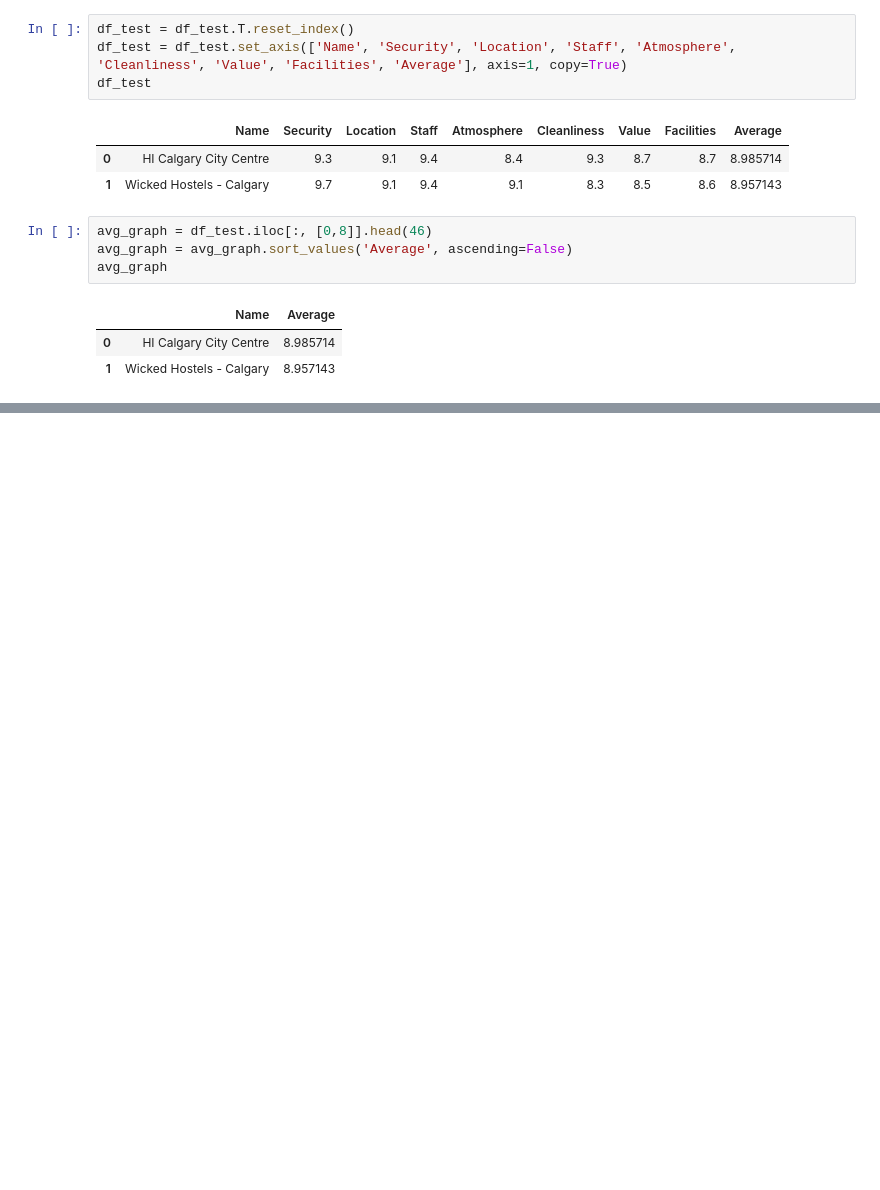
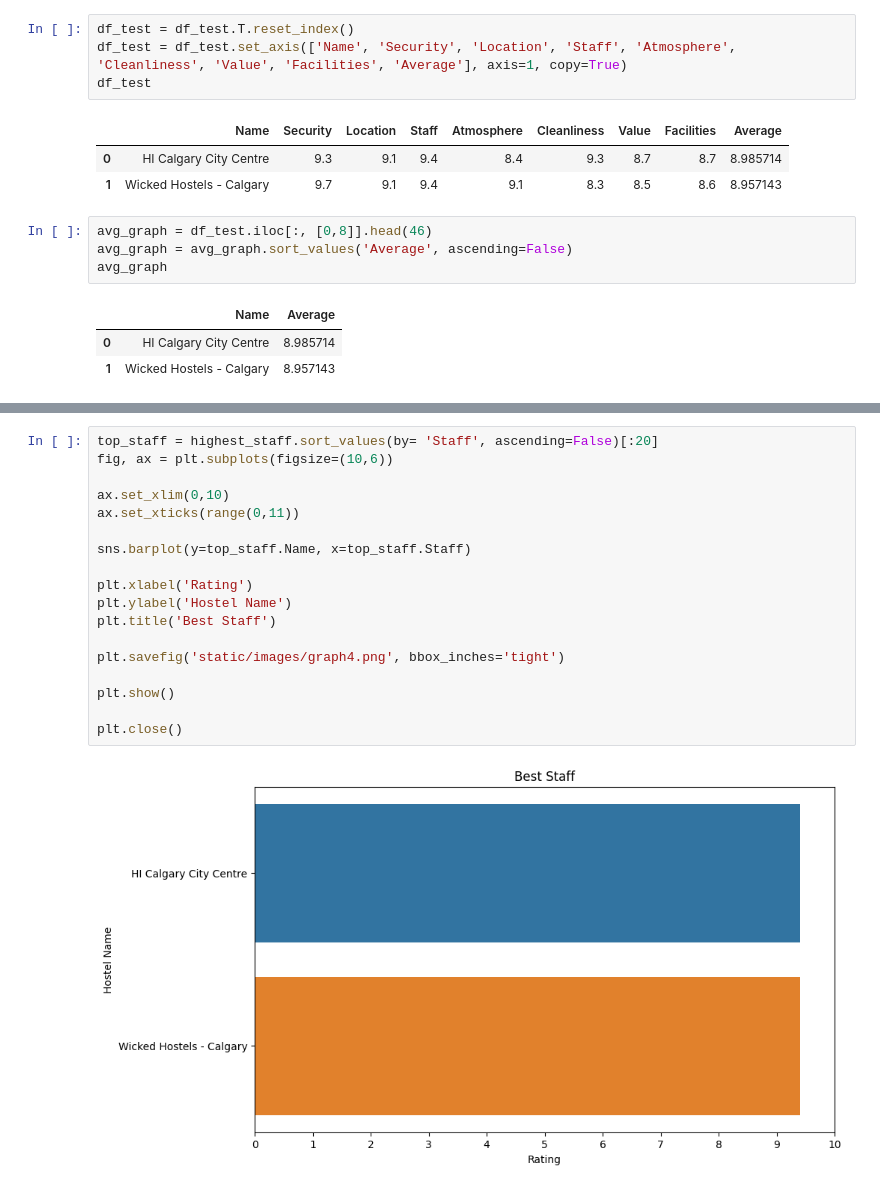
Before and after one commit to vknanavati/React-Flask-Hostel-App, a Jupyter notebook: backend/hostel_graphs.ipynb, the cells around one changed output, grey strips where cells are left out. Cells and saved outputs as stored; diff of their text form; blank space fills up the shorter version.

```diff
--- a/backend/hostel_graphs.ipynb
+++ b/backend/hostel_graphs.ipynb
@@ -66,0 +136,20 @@ plt.close()
+# %%
+top_staff = highest_staff.sort_values(by= 'Staff', ascending=False)[:20]
+fig, ax = plt.subplots(figsize=(10,6))
+
+ax.set_xlim(0,10)
+ax.set_xticks(range(0,11))
+
+sns.barplot(y=top_staff.Name, x=top_staff.Staff)
+
+plt.xlabel('Rating')
+plt.ylabel('Hostel Name')
+plt.title('Best Staff')
+
+plt.savefig('static/images/graph4.png', bbox_inches='tight')
+
+plt.show()
+
+plt.close()
+# %% [output]
+[figure, added]
```
Also changed, not shown: parts of 14 cells of this notebook.
